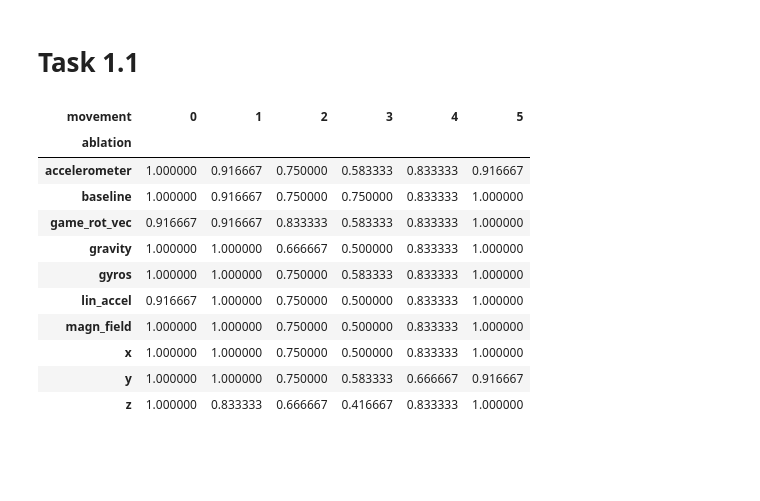
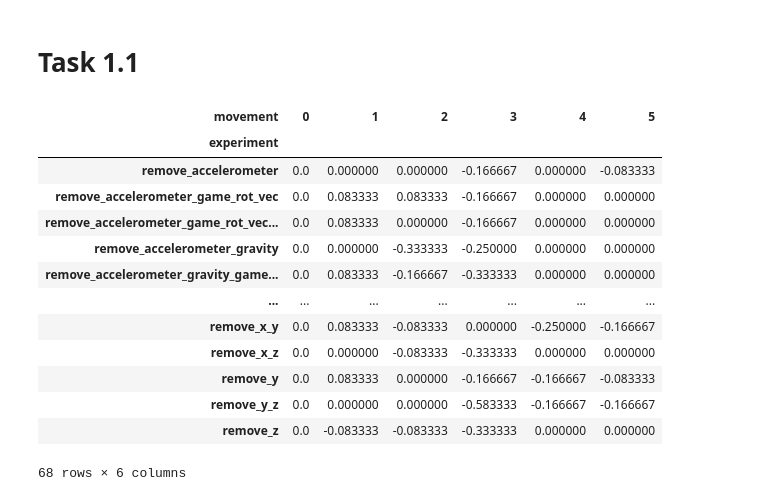
Before and after one commit to silviatommaso/human_motion_computing, a Jupyter notebook: part_I.ipynb, the cells around one changed output. Drawn from its saved outputs; the diff is of its cells as text; code cells hidden in the pictures; blank space fills up the shorter version.

Commit message:
Task 1.2

```diff
--- a/part_I.ipynb
+++ b/part_I.ipynb
@@ -1,11 +1,11 @@
 # %%
-ABLATION_CHANNELS = {
-    # Axis ablation
+AXIS_CHANNELS = {
     "x": [0, 3, 6, 9, 12, 15],
     "y": [1, 4, 7, 10, 13, 16],
-    "z": [2, 5, 8, 11, 14, 17],
+    "z": [2, 5, 8, 11, 14, 17]
+}
 
-    # Signal-type ablation
+SIGNAL_CHANNELS = {
     "accelerometer": [0, 1, 2],
     "gravity": [3, 4, 5],
     "gyros": [6, 7, 8],
@@ -131,18 +178,29 @@ NameError: name 'confusion_matrix' is not defined
 # %%
 results_df = pd.DataFrame(results)
 
-accuracy_table = results_df.pivot(index="ablation", columns="movement", values="accuracy")
-accuracy_table
+accuracy_table = results_df.pivot(index="experiment", columns="movement", values="accuracy")
+
+# delta table -> variation of accuracy
+baseline = accuracy_table.loc["baseline"]
+
+delta_table = accuracy_table.subtract(baseline, axis=1)
+
+delta_table = delta_table.drop("baseline")
+delta_table.to_csv("experimental_results/task_1_1_accuracy.csv")
+
+delta_table
 # %% [output]
 | movement | 0 | 1 | 2 | 3 | 4 | 5 |
-| ablation |  |  |  |  |  |  |
-| accelerometer | 1.000000 | 0.916667 | 0.750000 | 0.583333 | 0.833333 | 0.916667 |
-| baseline | 1.000000 | 0.916667 | 0.750000 | 0.750000 | 0.833333 | 1.000000 |
-| game_rot_vec | 0.916667 | 0.916667 | 0.833333 | 0.583333 | 0.833333 | 1.000000 |
-| gravity | 1.000000 | 1.000000 | 0.666667 | 0.500000 | 0.833333 | 1.000000 |
-| gyros | 1.000000 | 1.000000 | 0.750000 | 0.583333 | 0.833333 | 1.000000 |
-| lin_accel | 0.916667 | 1.000000 | 0.750000 | 0.500000 | 0.833333 | 1.000000 |
-| magn_field | 1.000000 | 1.000000 | 0.750000 | 0.500000 | 0.833333 | 1.000000 |
-| x | 1.000000 | 1.000000 | 0.750000 | 0.500000 | 0.833333 | 1.000000 |
-| y | 1.000000 | 1.000000 | 0.750000 | 0.583333 | 0.666667 | 0.916667 |
-| z | 1.000000 | 0.833333 | 0.666667 | 0.416667 | 0.833333 | 1.000000 |
+| experiment |  |  |  |  |  |  |
+| remove_accelerometer | 0.0 | 0.000000 | 0.000000 | -0.166667 | 0.000000 | -0.083333 |
+| remove_accelerometer_game_rot_vec | 0.0 | 0.083333 | 0.083333 | -0.166667 | 0.000000 | 0.000000 |
+| remove_accelerometer_game_rot_vec... | 0.0 | 0.083333 | 0.000000 | -0.166667 | 0.000000 | 0.000000 |
+| remove_accelerometer_gravity | 0.0 | 0.000000 | -0.333333 | -0.250000 | 0.000000 | 0.000000 |
+| remove_accelerometer_gravity_game... | 0.0 | 0.083333 | -0.166667 | -0.333333 | 0.000000 | 0.000000 |
+| ... | ... | ... | ... | ... | ... | ... |
+| remove_x_y | 0.0 | 0.083333 | -0.083333 | 0.000000 | -0.250000 | -0.166667 |
+| remove_x_z | 0.0 | 0.000000 | -0.083333 | -0.333333 | 0.000000 | 0.000000 |
+| remove_y | 0.0 | 0.083333 | 0.000000 | -0.166667 | -0.166667 | -0.083333 |
+| remove_y_z | 0.0 | 0.000000 | 0.000000 | -0.583333 | -0.166667 | -0.166667 |
+| remove_z | 0.0 | -0.083333 | -0.083333 | -0.333333 | 0.000000 | 0.000000 |
+68 rows × 6 columns
```
Also changed, not shown: parts of 7 cells of this notebook, 4 other files.
